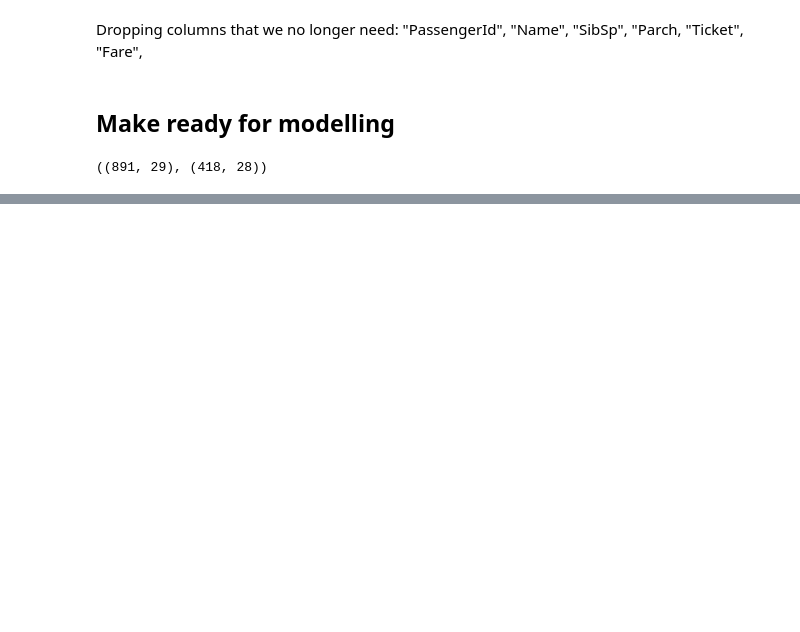
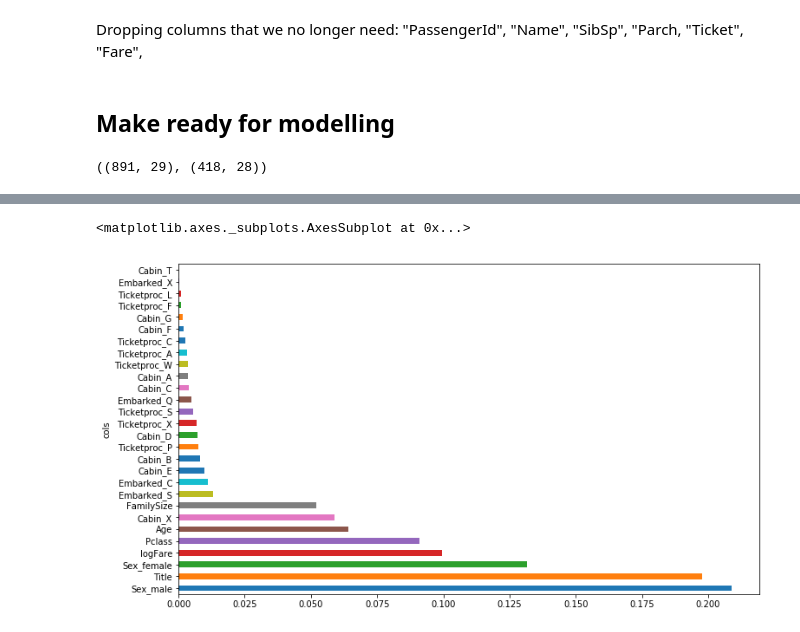
Before and after one commit to dj325/titanic_ensemble, a Jupyter notebook: titanic_reg.ipynb, the cells around one changed output, grey strips where cells are left out. Saved outputs shown, nothing was run; the diff lists cells and outputs as text; code cells hidden in the pictures; blank space fills up the shorter version.

```diff
--- a/titanic_reg.ipynb
+++ b/titanic_reg.ipynb
@@ -449,5 +451,5 @@ y_train = train["Survived"]
 # %%
-RF=RandomForestClassifier()
-PRF=[{'n_estimators':[10,100],'max_depth':[3,6],'criterion':['gini','entropy']}]
-GSRF=GridSearchCV(estimator=RF, param_grid=PRF, scoring='accuracy', cv=2)
+RF=RandomForestClassifier(n_estimators=100, max_depth=6, criterion='gini')
+#PRF=[{'n_estimators':[10,100],'max_depth':[3,6],'criterion':['gini','entropy']}]
+#GSRF=GridSearchCV(estimator=RF, param_grid=PRF, scoring='accuracy', cv=2)
 # %%
@@ -457,5 +459,5 @@ array([0.83240223, 0.82122905, 0.83146067, 0.80898876, 0.8700565 ])
 # %%
-model = GSRF.fit(x_train, y_train)
+model = RF.fit(x_train, y_train)
 # %%
 pred=model.predict(test).astype(int); pred
 # %% [output]
@@ -484,0 +489,6 @@ output.to_csv('submission.csv', index=False)
+# %%
+def rf_feat_importance(m, df):
+    return pd.DataFrame({'cols':df.columns, 'imp':m.feature_importances_}
+                       ).sort_values('imp', ascending=False)
+# %%
+fi = rf_feat_importance(RF, x_train); fi[:10]
@@ -484,0 +507,5 @@ output.to_csv('submission.csv', index=False)
+# %%
+fi.plot('cols', 'imp', 'barh', figsize=(12,7), legend=False)
+# %% [output]
+<matplotlib.axes._subplots.AxesSubplot at 0x...>
+[figure, added]
```
Also changed, not shown: parts of 19 cells of this notebook, 2 other files.
